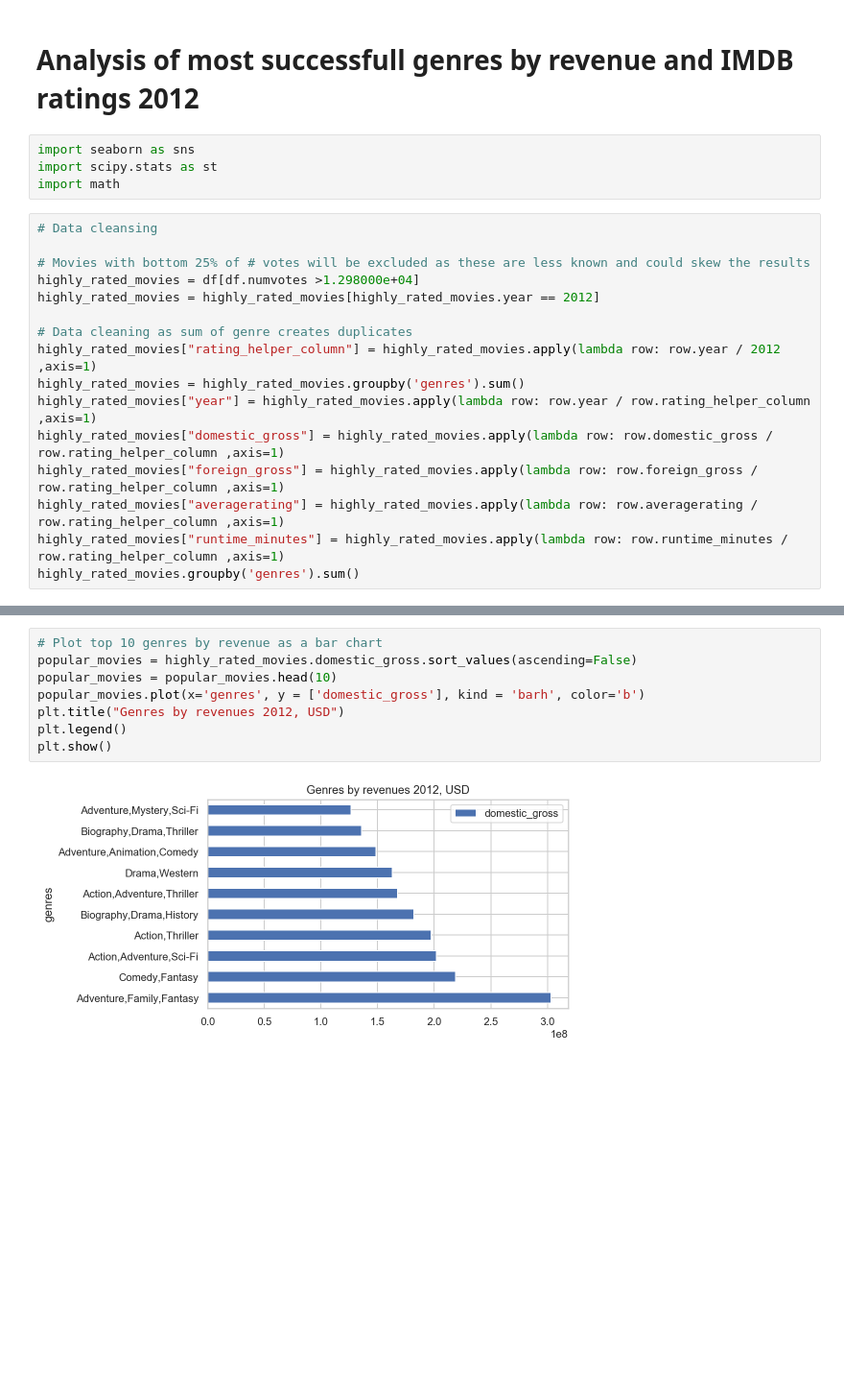
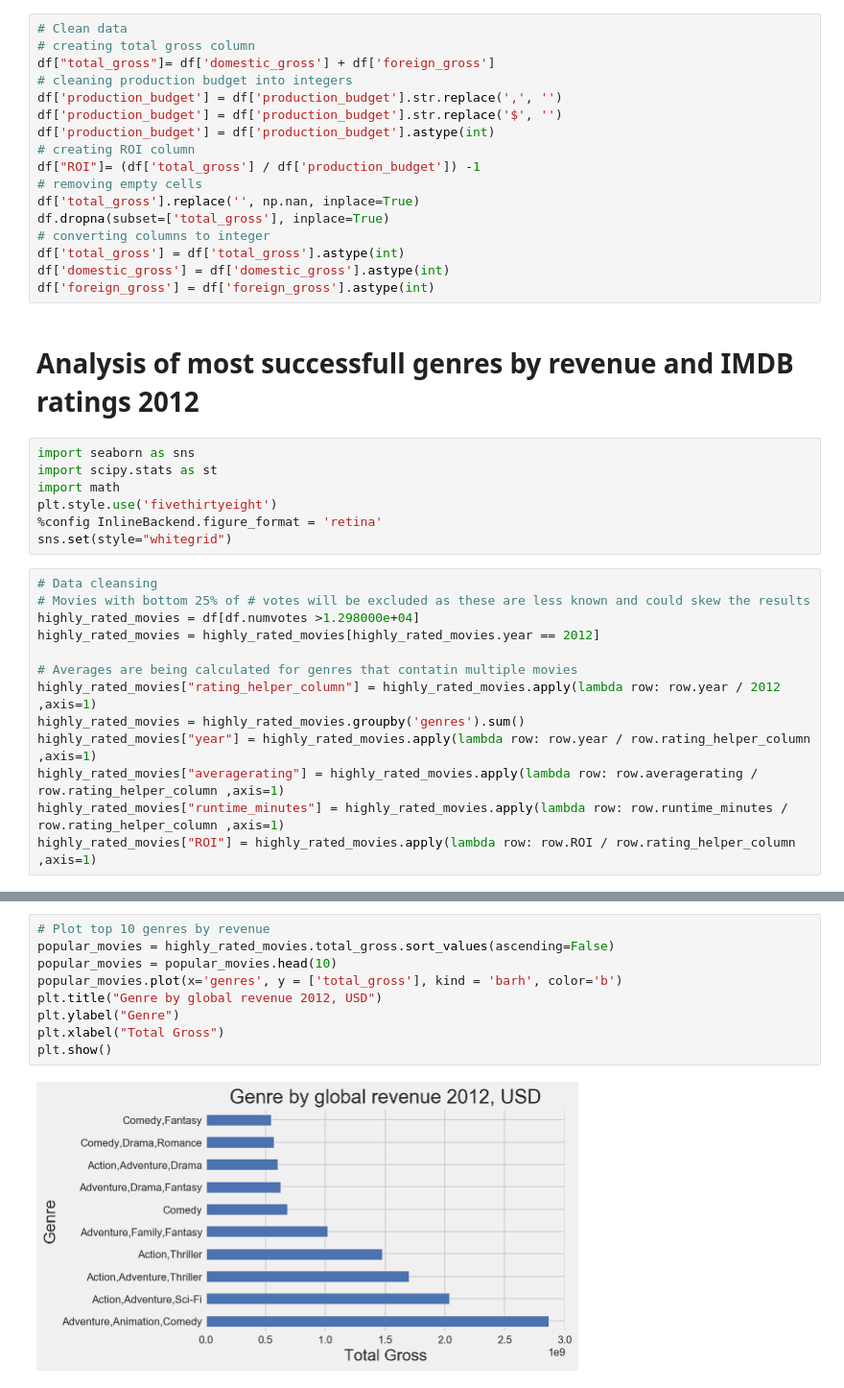
Before and after one commit to Reginald13/FirstProject, a Jupyter notebook: FirstProject_Reginald's branch.ipynb, the cells around one changed output, grey strips where cells are left out. Shown: that part at 96% size. Drawn from its saved outputs; the diff is of its cells as text; blank space fills up the shorter version.

```diff
--- a/FirstProject_Reginald's branch.ipynb
+++ b/FirstProject_Reginald's branch.ipynb
@@ -108,22 +67,39 @@ Name: genres, Length: 222, dtype: int64
+# %%
+# Clean data
+# creating total gross column
+df["total_gross"]= df['domestic_gross'] + df['foreign_gross']
+# cleaning production budget into integers
+df['production_budget'] = df['production_budget'].str.replace(',', '')
+df['production_budget'] = df['production_budget'].str.replace('$', '')
+df['production_budget'] = df['production_budget'].astype(int)
+# creating ROI column
+df["ROI"]= (df['total_gross'] / df['production_budget']) -1
+# removing empty cells
+df['total_gross'].replace('', np.nan, inplace=True)
+df.dropna(subset=['total_gross'], inplace=True)
+# converting columns to integer
+df['total_gross'] = df['total_gross'].astype(int)
+df['domestic_gross'] = df['domestic_gross'].astype(int)
+df['foreign_gross'] = df['foreign_gross'].astype(int)
 # %% [markdown]
 # Analysis of most successfull genres by revenue and IMDB ratings 2012
 # %%
 import seaborn as sns
 import scipy.stats as st
 import math
+plt.style.use('fivethirtyeight')
+%config InlineBackend.figure_format = 'retina'
+sns.set(style="whitegrid")
 # %%
 # Data cleansing
-
 # Movies with bottom 25% of # votes will be excluded as these are less known and could skew the results
 highly_rated_movies = df[df.numvotes >1.298000e+04]
 highly_rated_movies = highly_rated_movies[highly_rated_movies.year == 2012]
 
-# Data cleaning as sum of genre creates duplicates
+# Averages are being calculated for genres that contatin multiple movies
 highly_rated_movies["rating_helper_column"] = highly_rated_movies.apply(lambda row: row.year / 2012 ,axis=1)
 highly_rated_movies = highly_rated_movies.groupby('genres').sum()
 highly_rated_movies["year"] = highly_rated_movies.apply(lambda row: row.year / row.rating_helper_column ,axis=1)
-highly_rated_movies["domestic_gross"] = highly_rated_movies.apply(lambda row: row.domestic_gross / row.rating_helper_column ,axis=1)
-highly_rated_movies["foreign_gross"] = highly_rated_movies.apply(lambda row: row.foreign_gross / row.rating_helper_column ,axis=1)
 highly_rated_movies["averagerating"] = highly_rated_movies.apply(lambda row: row.averagerating / row.rating_helper_column ,axis=1)
 highly_rated_movies["runtime_minutes"] = highly_rated_movies.apply(lambda row: row.runtime_minutes / row.rating_helper_column ,axis=1)
-highly_rated_movies.groupby('genres').sum()
+highly_rated_movies["ROI"] = highly_rated_movies.apply(lambda row: row.ROI / row.rating_helper_column ,axis=1)
@@ -150,13 +106,14 @@ highly_rated_movies.groupby('genres').sum()
 # %%
-# Plot top 10 genres by revenue as a bar chart
-popular_movies = highly_rated_movies.domestic_gross.sort_values(ascending=False)
+# Plot top 10 genres by revenue
+popular_movies = highly_rated_movies.total_gross.sort_values(ascending=False)
 popular_movies = popular_movies.head(10)
-popular_movies.plot(x='genres', y = ['domestic_gross'], kind = 'barh', color='b')
-plt.title("Genres by revenues 2012, USD")
-plt.legend()
+popular_movies.plot(x='genres', y = ['total_gross'], kind = 'barh', color='b')
+plt.title("Genre by global revenue 2012, USD")
+plt.ylabel("Genre")
+plt.xlabel("Total Gross")
 plt.show()
 # %% [output]
-[figure, old version]
+[figure, new version]
 # %%
 # Plot top 10 genres by ratings
 highly_rated = highly_rated_movies.averagerating.sort_values(ascending=False)
```
Also changed, not shown: parts of 12 cells of this notebook.
